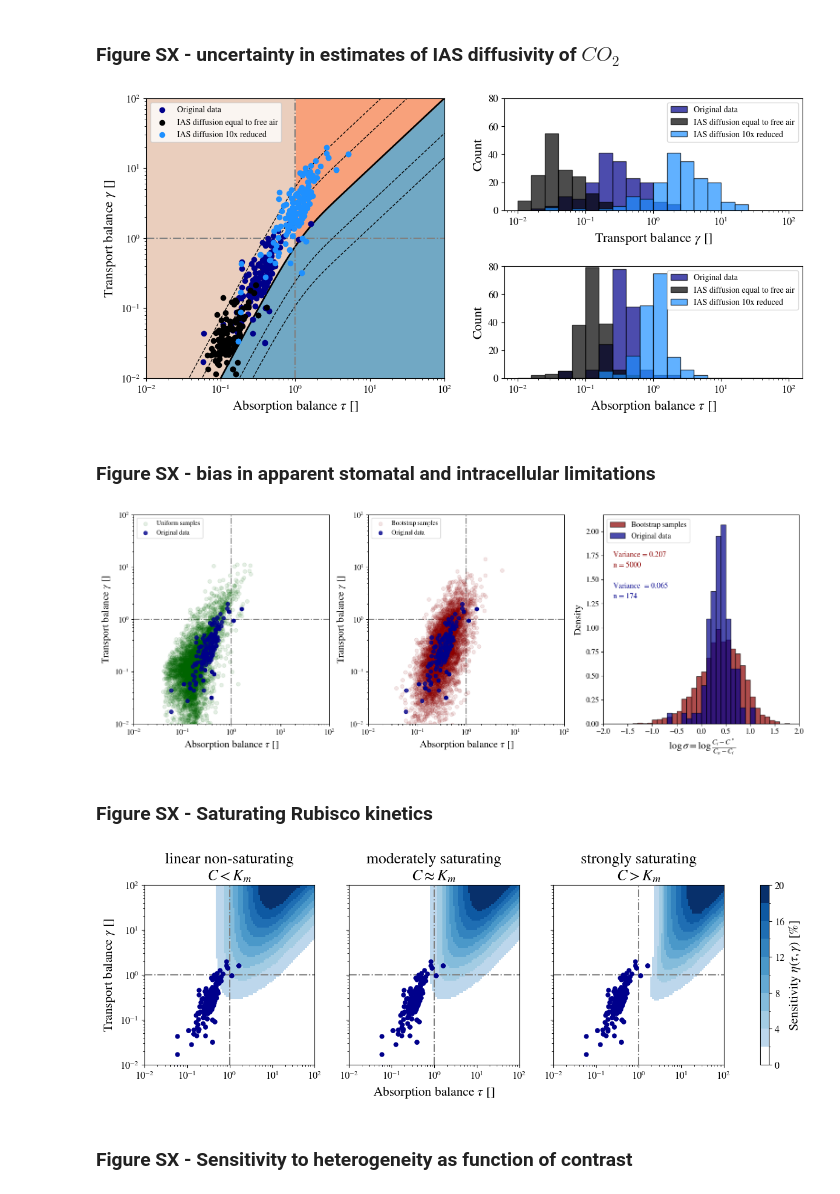
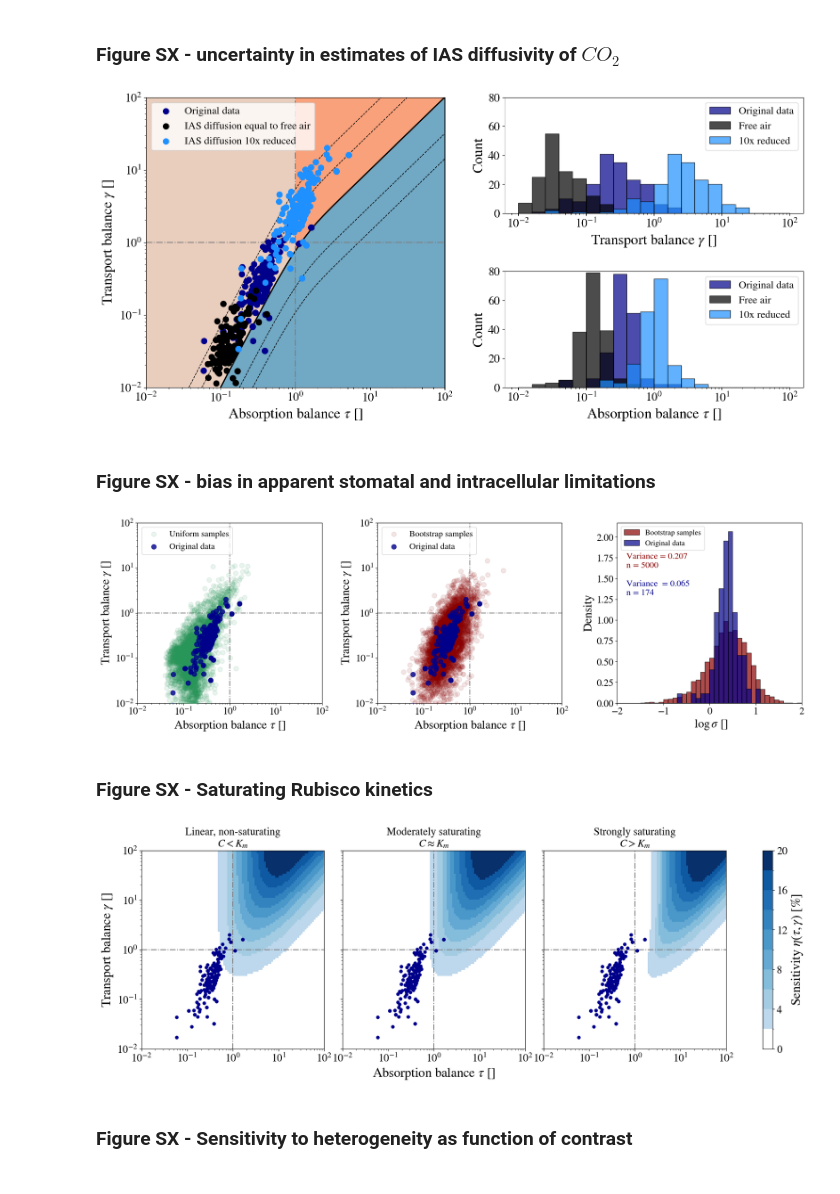
Before and after one commit to andreas-stillits/CarbonFixationModel1D, a Jupyter notebook: figures/scripts/supplementary.ipynb, the cells around one changed output. Cells and saved outputs as stored; diff of their text form; code cells hidden in the pictures.

```diff
--- a/figures/scripts/supplementary.ipynb
+++ b/figures/scripts/supplementary.ipynb
@@ -10,10 +10,11 @@ from matplotlib.colors import ListedColormap, BoundaryNorm
 mpl.rcParams['mathtext.fontset'] = 'stix'  # or 'dejavusans', 'cm', 'custom'
 mpl.rcParams['font.family'] = 'STIXGeneral'  # Matches STIX math font
 # set tick font size
-mpl.rcParams['xtick.labelsize'] = 12
-mpl.rcParams['ytick.labelsize'] = 12
+mpl.rcParams['xtick.labelsize'] = 18
+mpl.rcParams['ytick.labelsize'] = 18
 # set default fontsize
-mpl.rcParams['font.size'] = 16
+mpl.rcParams['axes.titlesize'] = 20
+mpl.rcParams['font.size'] = 22
 
 
 # function to convert hex color to rgb tuple
@@ -81,7 +82,7 @@ def map_data_values(df: pd.DataFrame, map: np.ndarray, vmin: float = 0.01, vmax:
 
     return np.array(values)
 
-def std_layout(ax: plt.Axes, dataframes: list[pd.DataFrame], labels=list[str], colors: list[str] = ["darkblue", "darkred", "darkgreen"], alphas: list[float] = [1.0, 1.0, 1.0], vmin: float = 0.01, vmax: float = 100, inset: bool = False) -> None:
+def std_layout(ax: plt.Axes, dataframes: list[pd.DataFrame], labels=list[str], colors: list[str] = ["darkblue", "darkred", "darkgreen"], alphas: list[float] = [1.0, 1.0, 1.0], vmin: float = 0.01, vmax: float = 100, markersize: int = 75, inset: bool = False) -> None:
     """Helper function to set standard plot settings for (tau,gamma) figures."""
     ax.set_xscale("log")
     ax.set_yscale("log")
@@ -90,7 +91,7 @@ def std_layout(ax: plt.Axes, dataframes: list[pd.DataFrame], labels=list[str], c
     ax.plot([1, 1], [vmin, vmax], color="grey", linestyle="-.", zorder=2)
     ax.plot([vmin, vmax], [1, 1], color="grey", linestyle="-.", zorder=2)
 
-    markersize = 35 if not inset else 10
+    markersize = markersize if not inset else 10
 
     for df, color, label, alpha in zip(dataframes, colors, labels, alphas):
         ax.scatter(df['tau'], df['gamma'], color=color, marker="o", zorder=3, label=label, s=markersize, alpha=alpha)
@@ -98,7 +99,7 @@ def std_layout(ax: plt.Axes, dataframes: list[pd.DataFrame], labels=list[str], c
     if not inset:
         ax.set_xlabel(r"Absorption balance $\tau$ []")
         ax.set_ylabel(r"Transport balance $\gamma$ []")
-        ax.legend(loc="upper left", fontsize=10)
+        ax.legend(loc="upper left", fontsize=16)
 
 def std_histogram(ax: plt.Axes, xlabel: str = "tau") -> None:
     ax.set_ylabel('Count')
@@ -109,7 +110,7 @@ def std_histogram(ax: plt.Axes, xlabel: str = "tau") -> None:
     else:
         ax.set_xlabel(xlabel)
     ax.set_xscale('log')
-    ax.legend(loc="upper right", fontsize=10)
+    ax.legend(loc="upper right", fontsize=16)
     return
 
 def describe_errors(errors: np.ndarray, *thresholds: float) -> None:
@@ -141,7 +142,7 @@ def plot_heat_map(ax: plt.Axes, sensitivity: np.ndarray, title: str, colorN: int
     ax.plot([1, 1], [vmin, vmax], color="grey", linestyle="-.", zorder=2)
     ax.plot([vmin, vmax], [1, 1], color="grey", linestyle="-.", zorder=2)
     # ax.set_xlabel(r"Absorption balance $\tau$ []")
-    ax.set_title(title)
+    ax.set_title(title, fontsize=18)
     im = ax.pcolor(taus, gammas, sensitivity, shading="nearest", cmap=cmap, norm=norm)
     return im
 # %% [markdown]
@@ -259,7 +261,7 @@ borders = lambda taus, sigma: sigma*taus*np.tanh(taus)
 
 
 
-fig = plt.figure(figsize=(14, 6))
+fig = plt.figure(figsize=(18, 8))
 spec = fig.add_gridspec(2, 2, hspace=0.5)
 ax = fig.add_subplot(spec[:, 0])
 ax_hist_tau = fig.add_subplot(spec[1, 1])
@@ -314,24 +316,24 @@ std_layout(ax, dfs, labels, colors=colors)
 bins = np.logspace(-2, 2, 21)
 alpha = 0.7
 ax_hist_tau.hist(taus, bins=bins, alpha=alpha, color="darkblue", edgecolor="black", label="Original data")
-ax_hist_tau.hist(taus_as_air, bins=bins, alpha=alpha, color="black", edgecolor="black", label="IAS diffusion equal to free air")
-ax_hist_tau.hist(taus_10x_lower, bins=bins, alpha=alpha, color="dodgerblue", edgecolor="black", label="IAS diffusion 10x reduced")
+ax_hist_tau.hist(taus_as_air, bins=bins, alpha=alpha, color="black", edgecolor="black", label="Free air")
+ax_hist_tau.hist(taus_10x_lower, bins=bins, alpha=alpha, color="dodgerblue", edgecolor="black", label="10x reduced")
 ax_hist_tau.set_ylim(0, 80)
 std_histogram(ax_hist_tau, xlabel="tau")
 
 ax_hist_gamma.hist(gammas, bins=bins, alpha=alpha, color="darkblue", edgecolor="black", label="Original data")
-ax_hist_gamma.hist(gammas_as_air, bins=bins, alpha=alpha, color="black", edgecolor="black", label="IAS diffusion equal to free air")
-ax_hist_gamma.hist(gammas_10x_lower, bins=bins, alpha=alpha, color="dodgerblue", edgecolor="black", label="IAS diffusion 10x reduced")
+ax_hist_gamma.hist(gammas_as_air, bins=bins, alpha=alpha, color="black", edgecolor="black", label="Free air")
+ax_hist_gamma.hist(gammas_10x_lower, bins=bins, alpha=alpha, color="dodgerblue", edgecolor="black", label="10x reduced")
 ax_hist_gamma.set_ylim(0, 80)
 std_histogram(ax_hist_gamma, xlabel="gamma")
 
 
 
 plt.savefig(ROOT + "figures/vectorgraphics/supplementary/figure_geo.svg")
-plt.savefig(ROOT + "figures/vectorgraphics/supplementary/figure_geo.png", dpi=300)
+plt.savefig(ROOT + "figures/vectorgraphics/supplementary/figure_geo.png", dpi=300, bbox_inches='tight')
 plt.show()
 # %% [output]
-[figure, old version]
+[figure, new version]
 # %% [markdown]
 ### Figure SX - bias in apparent stomatal and intracellular limitations
 # %%
@@ -380,43 +382,43 @@ gm_boot = bootstrap_sample(gm, num_samples)
 # calculate tau, gamma, sigma
 taus_boot, gammas_boot = numpy_estimate_parameters(gm_boot, gs_boot, gias_boot)
 log_sigmas_boot = get_log_sigmas(taus_boot, gammas_boot)
 df_boot = pd.DataFrame({"tau": taus_boot, "gamma": gammas_boot, "log_sigma": log_sigmas_boot})
 
-figure, (ax1, ax2, ax3) = plt.subplots(1, 3, figsize=(19, 6))
+figure, (ax1, ax2, ax3) = plt.subplots(1, 3, figsize=(22, 6), gridspec_kw={"wspace": 0.3})
 
 # uniform comparison
-std_layout(ax1, [df_uniform, df], [r"Uniform samples", r"Original data"], colors=["darkgreen", "darkblue"], alphas=[0.1, 0.8])
+std_layout(ax1, [df_uniform, df], [r"Uniform samples", r"Original data"], colors=["#289659", "darkblue"], alphas=[0.1, 0.8])
 # alpha 0.05, 0.8
 
 
 # bootstrap comparison
 std_layout(ax2, [df_boot, df], [r"Bootstrap samples", r"Original data"], colors=["darkred", "darkblue"], alphas=[0.1, 0.8])
 
 
 # binning sigma histogram
 
 bins = np.linspace(-2, 2, 41)
 
 ax3.hist(log_sigmas_boot, bins=bins, alpha=0.7, edgecolor="black", label="Bootstrap samples", color="darkred", density=True)
 ax3.hist(log_sigmas,         bins=bins, alpha=0.7, edgecolor="black", label="Original data", color="darkblue", density=True)
 ax3.set_ylabel('Density')
-ax3.set_xlabel(r" $\log \sigma = \log \frac{C_i - C^*}{C_a - C_i}$")
+ax3.set_xlabel(r" $\log \sigma$ []")
 ax3.set_xlim(-2, 2)
 
 # annotate variances of the two distributions
 var_original = np.var(log_sigmas)
 var_bootstrap = np.var(log_sigmas_boot)
-ax3.text(-1.8, 0.80 * ax3.get_ylim()[1], f"Variance = {var_bootstrap:.3f}", color="darkred", fontsize=12)
-ax3.text(-1.8, 0.75 * ax3.get_ylim()[1], f"n = {num_samples}", color="darkred", fontsize=12)
-ax3.text(-1.8, 0.65 * ax3.get_ylim()[1], f"Variance  = {var_original:.3f}", color="darkblue", fontsize=12)
-ax3.text(-1.8, 0.60 * ax3.get_ylim()[1], f"n = {len(log_sigmas)}", color="darkblue", fontsize=12)
-ax3.legend(fontsize=12)
+ax3.text(-1.8, 0.80 * ax3.get_ylim()[1], f"Variance = {var_bootstrap:.3f}", color="darkred", fontsize=16)
+ax3.text(-1.8, 0.75 * ax3.get_ylim()[1], f"n = {num_samples}", color="darkred", fontsize=16)
+ax3.text(-1.8, 0.65 * ax3.get_ylim()[1], f"Variance  = {var_original:.3f}", color="darkblue", fontsize=16)
+ax3.text(-1.8, 0.60 * ax3.get_ylim()[1], f"n = {len(log_sigmas)}", color="darkblue", fontsize=16)
+ax3.legend(fontsize=14)
 
 plt.savefig(ROOT + "figures/vectorgraphics/supplementary/figure_bias.svg")
-plt.savefig(ROOT + "figures/vectorgraphics/supplementary/figure_bias.png", dpi=300)
+plt.savefig(ROOT + "figures/vectorgraphics/supplementary/figure_bias.png", dpi=300, bbox_inches='tight')
 plt.show()
 # %% [output]
-[figure, old version]
+[figure, new version]
 # %% [markdown]
 ### Figure SX - Saturating Rubisco kinetics
 # %%
@@ -429,9 +431,9 @@ sensitivity0_00 = 100*np.loadtxt(ROOT + "supplementary/files/nonlinear_sensitivi
 sensitivity1_00 = 100*np.loadtxt(ROOT + "supplementary/files/nonlinear_sensitivities/sensitivities_mu1.00_.txt", delimiter=";").T
 sensitivity8_00 = 100*np.loadtxt(ROOT + "supplementary/files/nonlinear_sensitivities/sensitivities_mu8.00_.txt", delimiter=";").T
 sensitivities = [sensitivity0_00, sensitivity1_00, sensitivity8_00]
-titles = ["linear non-saturating\n"+r"$C < K_m$", "moderately saturating\n"+r"$C \approx K_m$", "strongly saturating\n"+r"$C > K_m$"]
+titles = ["Linear, non-saturating\n"+r"$C < K_m$", "Moderately saturating\n"+r"$C \approx K_m$", "Strongly saturating\n"+r"$C > K_m$"]
 
-fig, axs = plt.subplots(1, 3, figsize=(16, 4), sharey=True)
+fig, axs = plt.subplots(1, 3, figsize=(22, 6), sharey=True, gridspec_kw={"wspace": 0.1})
 
 axs = axs.flatten()
 for ax, sensitivity, title in zip(axs, sensitivities, titles):
@@ -445,10 +447,10 @@ axs[1].set_xlabel(r"Absorption balance $\tau$ []")
 
 
 plt.savefig(ROOT + "figures/vectorgraphics/supplementary/figure_nonlinear.svg")
-plt.savefig(ROOT + "figures/vectorgraphics/supplementary/figure_nonlinear.png", dpi=300)
+plt.savefig(ROOT + "figures/vectorgraphics/supplementary/figure_nonlinear.png", dpi=300, bbox_inches='tight')
 plt.show()
 # %% [output]
-[figure, old version]
+[figure, new version]
 # %% [markdown]
 ### Figure SX - Sensitivity to heterogeneity as function of contrast
 # %%
```
Also changed, not shown: parts of 4 cells of this notebook, 14 other files.
